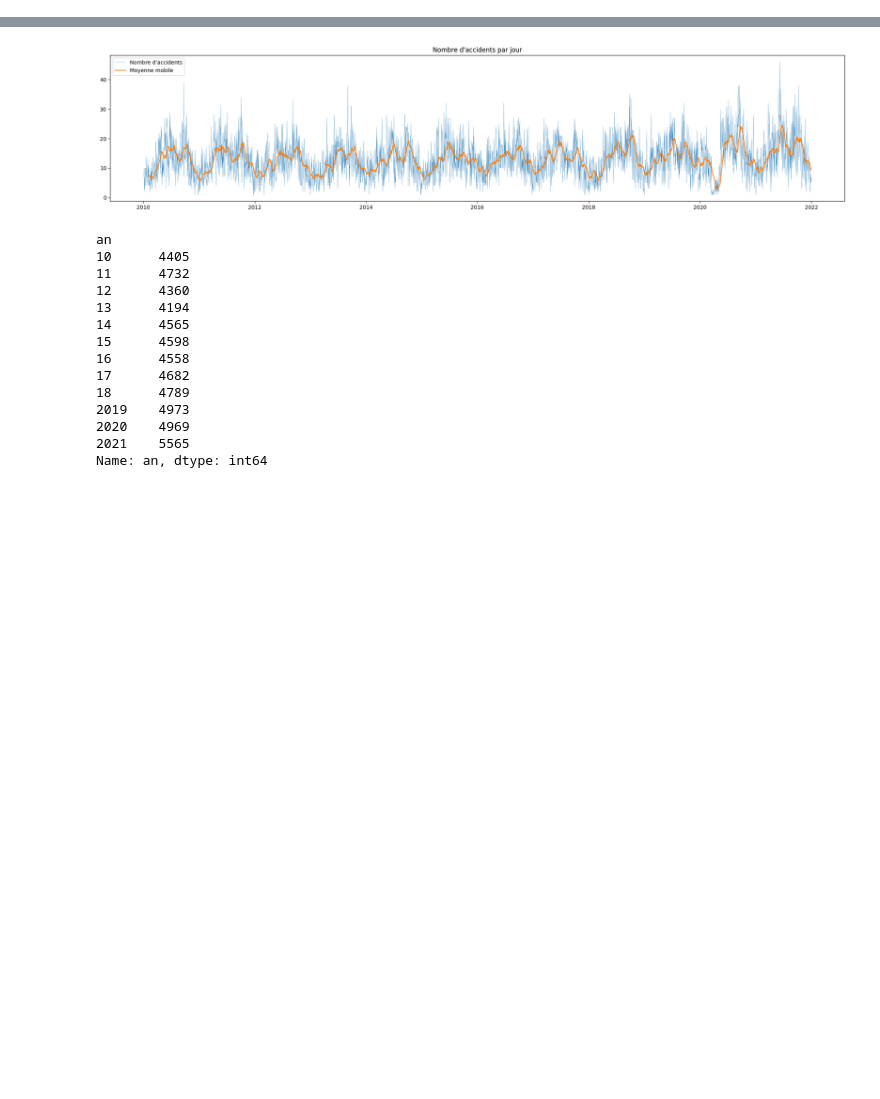
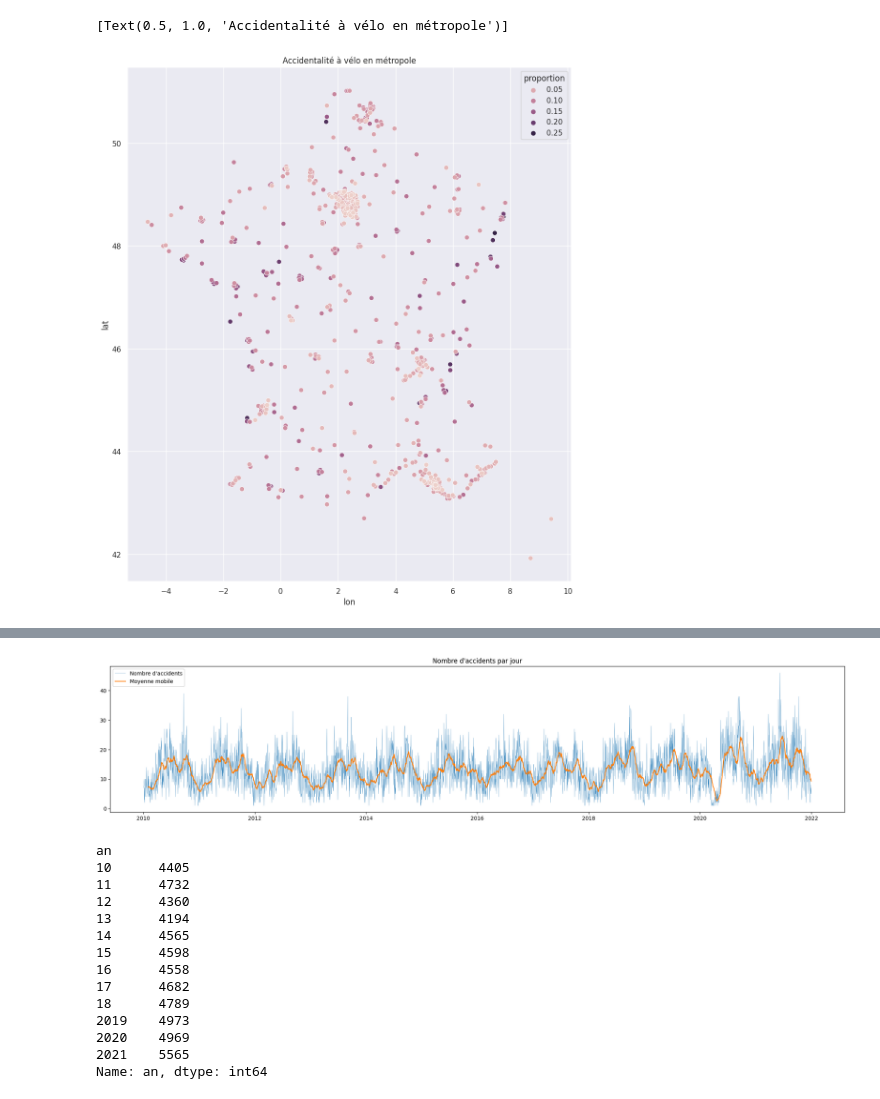
Before and after one commit to gauthgoth/Challenge---Etudes-de-Cas, a Jupyter notebook: dataviz.ipynb, the cells around one changed output, grey strips where cells are left out. Saved outputs shown, nothing was run; the diff lists cells and outputs as text; code cells hidden in the pictures; blank space fills up the shorter version.

```diff
--- a/dataviz.ipynb
+++ b/dataviz.ipynb
@@ -36,0 +54,10 @@ df_accidents_velo['long'].isna().sum()
+# %%
+import json
+with open("communes_coordinates.json","r") as json_file:
+    mapping_insee_codes_coord = json.load(json_file)
+    json_file.close()
+# %%
+import numpy as np
+df_stacked['coordinates'] = df_stacked['code_insee'].apply(lambda x: mapping_insee_codes_coord[x])
+df_stacked['lon'] = df_stacked['coordinates'].apply(lambda x: x['lon'] if x.get('lon') else np.nan)
+df_stacked['lat'] = df_stacked['coordinates'].apply(lambda x: x['lat'] if x.get('lat') else np.nan)
@@ -36,0 +73,7 @@ df_accidents_velo['long'].isna().sum()
+# %%
+import matplotlib.pyplot as plt
+plt.figure(figsize=(12,14))
+sns.scatterplot(data=df_stacked, x="lon", y="lat",s=50, hue='proportion').set(title ='Accidentalité à vélo en métropole' )
+# %% [output]
+[Text(0.5, 1.0, 'Accidentalité à vélo en métropole')]
+[figure, added]
```
Also changed, not shown: parts of 47 cells of this notebook, 26 other files.
